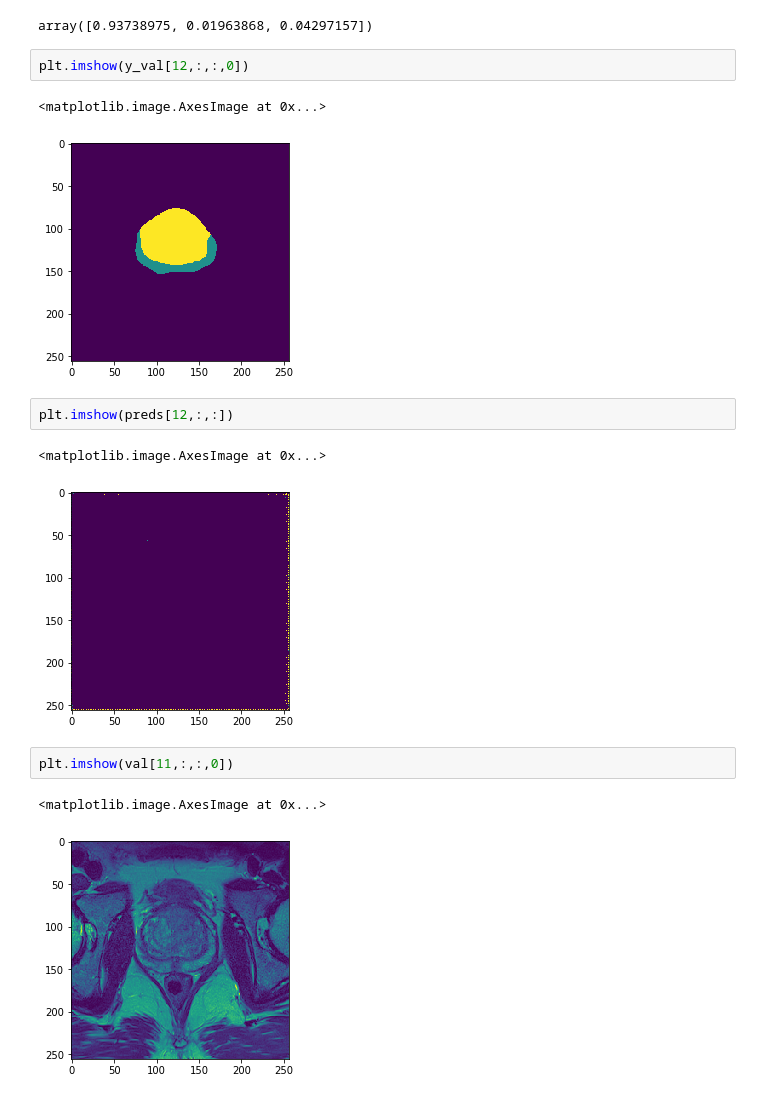
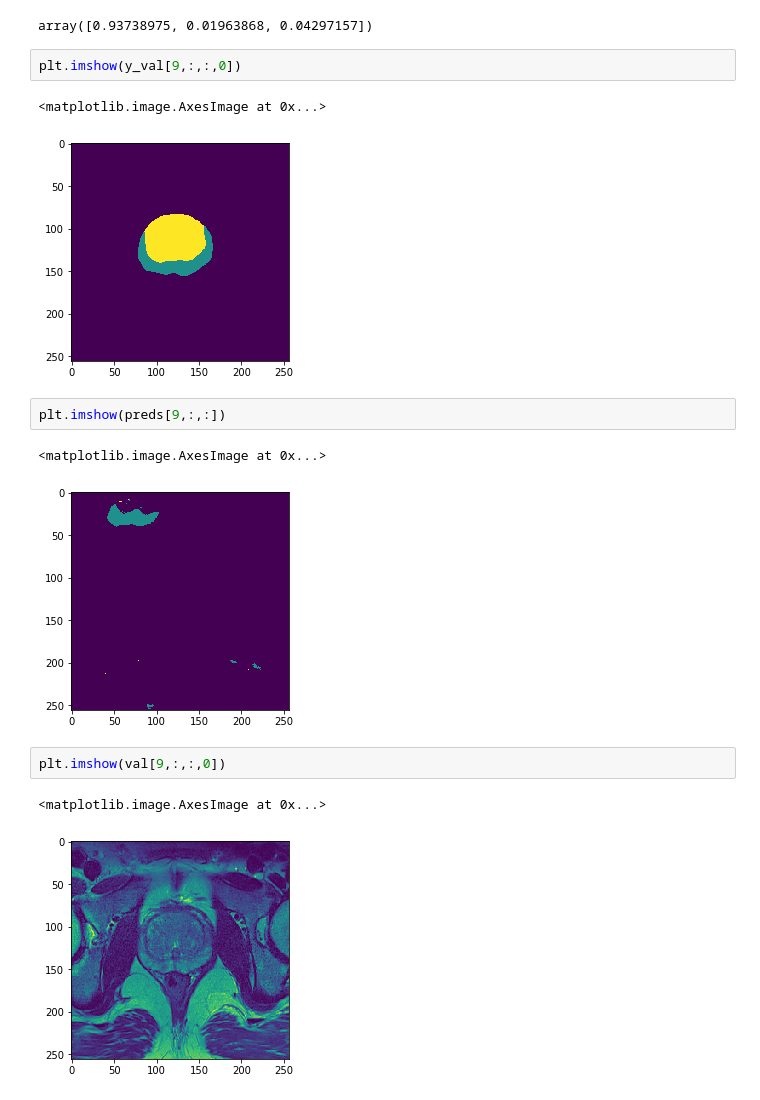
Before and after one commit to MartinTschechne/ML4H2020, a Jupyter notebook: Image-segmentation/UNET.ipynb, the cells around one changed output. Cells and saved outputs as stored; diff of their text form.

```diff
--- a/Image-segmentation/UNET.ipynb
+++ b/Image-segmentation/UNET.ipynb
@@ -107,17 +125,17 @@ counts/counts.sum()
 # %% [output]
 array([0.93738975, 0.01963868, 0.04297157])
 # %%
-plt.imshow(y_val[12,:,:,0])
+plt.imshow(y_val[9,:,:,0])
 # %% [output]
 <matplotlib.image.AxesImage at 0x...>
-[figure, old version]
+[figure, new version]
 # %%
-plt.imshow(preds[12,:,:])
+plt.imshow(preds[9,:,:])
 # %% [output]
 <matplotlib.image.AxesImage at 0x...>
-[figure, old version]
+[figure, new version]
 # %%
-plt.imshow(val[11,:,:,0])
+plt.imshow(val[9,:,:,0])
 # %% [output]
 <matplotlib.image.AxesImage at 0x...>
-[figure, old version]
+[figure, new version]
```
Also changed, not shown: parts of 11 cells of this notebook, 9 other files.
